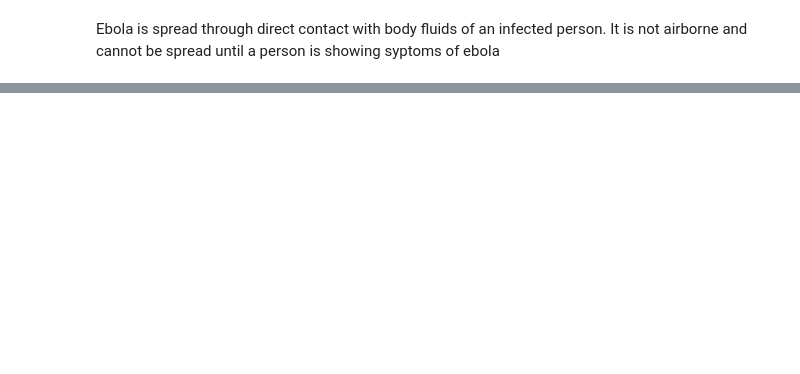
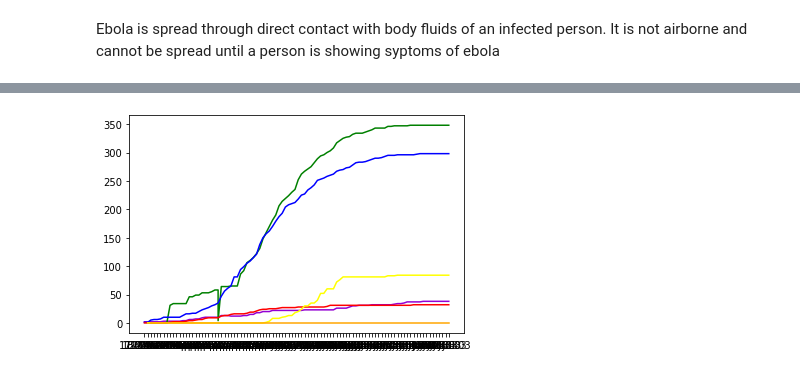
Before and after one commit to erharker/Json-s-and-the-pretty-pprintcesses, a Jupyter notebook: sars-ebola.ipynb, the cells around one changed output, grey strips where cells are left out. Saved outputs shown, nothing was run; the diff lists cells and outputs as text; code cells hidden in the pictures; blank space fills up the shorter version.

```diff
--- a/sars-ebola.ipynb
+++ b/sars-ebola.ipynb
@@ -328,0 +382,8 @@ Ebola is spread through direct contact with body fluids of an infected person. I
+# %%
+output_data_file = "Resources/Countries.csv"
+with open(output_data_file, "r", encoding="utf-8") as read_file:
+    countriesData = pd.read_csv(read_file)
+
+countriesDF = pd.DataFrame(countriesData)
+
+countriesDF
@@ -328,0 +520,8 @@ Ebola is spread through direct contact with body fluids of an infected person. I
+# %%
+output_data_file = "Resources/topSARS.csv"
+with open(output_data_file, "r", encoding="utf-8") as read_file:
+    sars = pd.read_csv(read_file)
+
+topSARS = pd.DataFrame(sars)
+
+topSARS
@@ -328,0 +563,46 @@ Ebola is spread through direct contact with body fluids of an infected person. I
+# %%
+#Deaths by Country over Time Period
+
+#Canada
+canada =topSARS.loc[topSARS["Country"]=="Canada"]
+canadaDeaths= canada['Number of deaths']
+xAxis1=canada["Date"]
+yAxis1=canadaDeaths
+line1 = plt.plot(xAxis1, yAxis1, color="darkviolet", label="Canada")
+
+#China
+china =topSARS.loc[topSARS["Country"]=="China"]
+chinaDeaths= china['Number of deaths']
+xAxis2=china["Date"]
+yAxis2=chinaDeaths
+line2 = plt.plot(xAxis2, yAxis2, color="green", label="China")
+
+#Hong Kong
+hk =topSARS.loc[topSARS["Country"]=="Hong Kong SAR, China"]
+hkDeaths= hk['Number of deaths']
+xAxis3=hk["Date"]
+yAxis3=hkDeaths
+line3 = plt.plot(xAxis3, yAxis3, color="blue", label="Hong Kong")
+
+#Singapore
+singapore =topSARS.loc[topSARS["Country"]=="Singapore"]
+singaporeDeaths= singapore['Number of deaths']
+xAxis4=singapore["Date"]
+yAxis4=singaporeDeaths
+line4 = plt.plot(xAxis4, yAxis4, color="red", label="Singapore")
+
+#Taiwan
+taiwan =topSARS.loc[topSARS["Country"]=="Taiwan, China"]
+taiwanDeaths= taiwan['Number of deaths']
+xAxis5=taiwan["Date"]
+yAxis5=taiwanDeaths
+line5 = plt.plot(xAxis5, yAxis5, color="yellow", label="Taiwan")
+
+#USA
+usa =topSARS.loc[topSARS["Country"]=="United States"]
+usaDeaths= usa['Number of deaths']
+xAxis6=usa["Date"]
+yAxis6=usaDeaths
+line6 = plt.plot(xAxis6, yAxis6, color="orange", label="United States")
+# %% [output]
+[figure, added]
```
Also changed, not shown: parts of 26 cells of this notebook, 4 other files.
